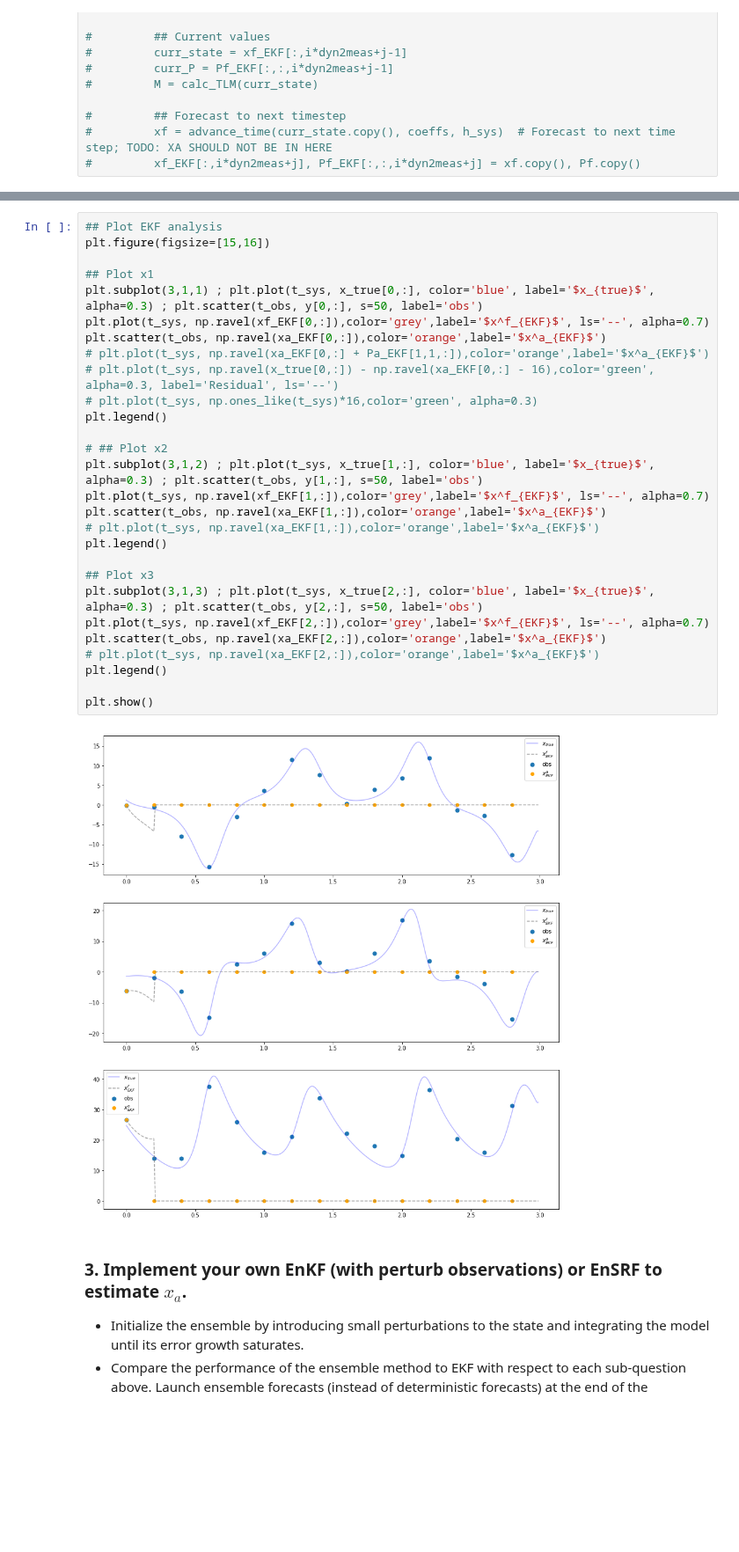
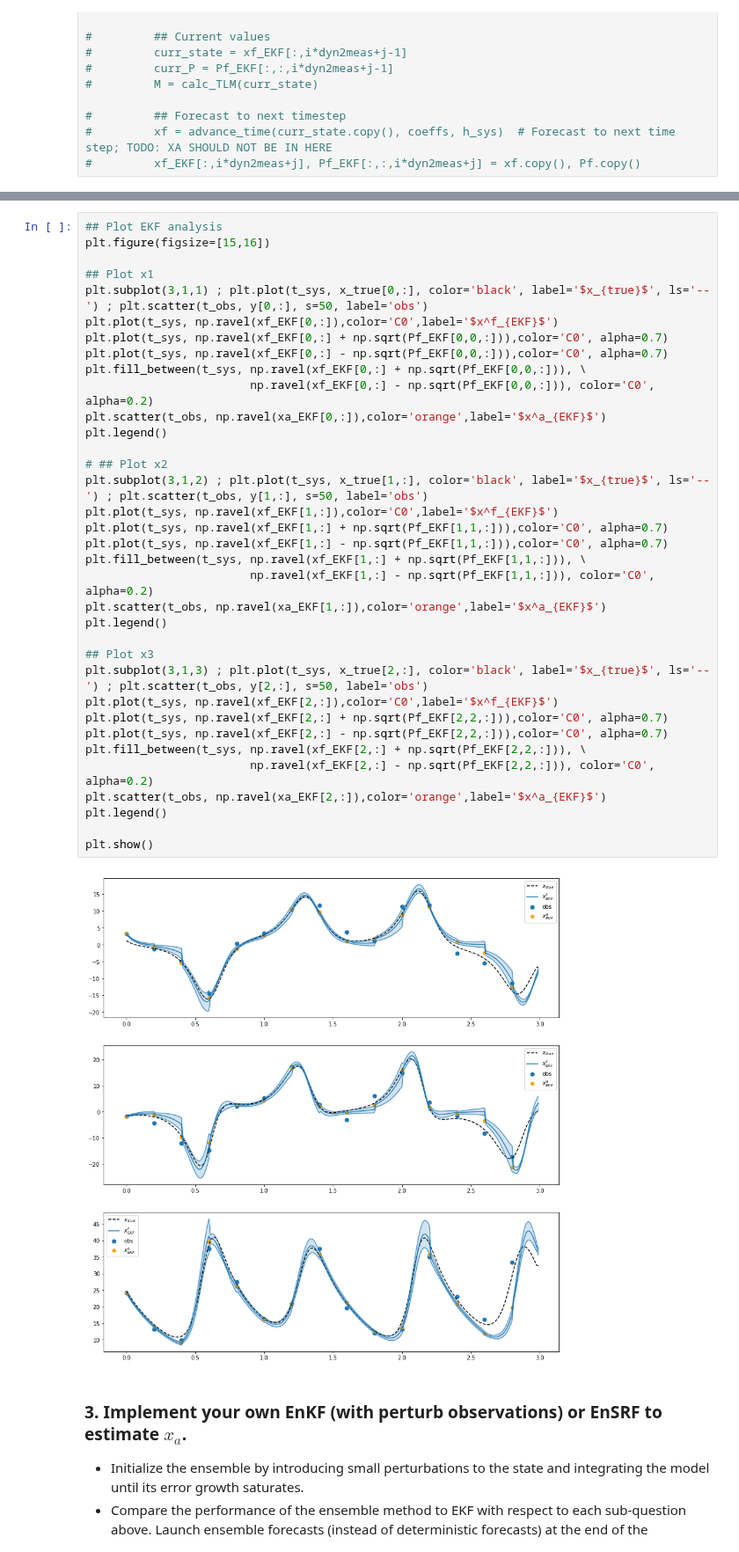
Before and after one commit to Markleonard1019/ASEN, a Jupyter notebook: midterm_Q2_alex.ipynb, the cells around one changed output, grey strips where cells are left out. Shown at 88% size. Cells and saved outputs as stored; diff of their text form; blank space fills up the shorter version.

```diff
--- a/midterm_Q2_alex.ipynb
+++ b/midterm_Q2_alex.ipynb
@@ -346,33 +391,40 @@ for j in range(1,dyn2meas+1):
 # %%
 ## Plot EKF analysis
 plt.figure(figsize=[15,16])
 
 ## Plot x1
-plt.subplot(3,1,1) ; plt.plot(t_sys, x_true[0,:], color='blue', label='$x_{true}$', alpha=0.3) ; plt.scatter(t_obs, y[0,:], s=50, label='obs')
-plt.plot(t_sys, np.ravel(xf_EKF[0,:]),color='grey',label='$x^f_{EKF}$', ls='--', alpha=0.7)
+plt.subplot(3,1,1) ; plt.plot(t_sys, x_true[0,:], color='black', label='$x_{true}$', ls='--') ; plt.scatter(t_obs, y[0,:], s=50, label='obs')
+plt.plot(t_sys, np.ravel(xf_EKF[0,:]),color='C0',label='$x^f_{EKF}$')
+plt.plot(t_sys, np.ravel(xf_EKF[0,:] + np.sqrt(Pf_EKF[0,0,:])),color='C0', alpha=0.7)
+plt.plot(t_sys, np.ravel(xf_EKF[0,:] - np.sqrt(Pf_EKF[0,0,:])),color='C0', alpha=0.7)
+plt.fill_between(t_sys, np.ravel(xf_EKF[0,:] + np.sqrt(Pf_EKF[0,0,:])), \
+                        np.ravel(xf_EKF[0,:] - np.sqrt(Pf_EKF[0,0,:])), color='C0', alpha=0.2)
 plt.scatter(t_obs, np.ravel(xa_EKF[0,:]),color='orange',label='$x^a_{EKF}$')
-# plt.plot(t_sys, np.ravel(xa_EKF[0,:] + Pa_EKF[1,1,:]),color='orange',label='$x^a_{EKF}$')
-# plt.plot(t_sys, np.ravel(x_true[0,:]) - np.ravel(xa_EKF[0,:] - 16),color='green', alpha=0.3, label='Residual', ls='--')
-# plt.plot(t_sys, np.ones_like(t_sys)*16,color='green', alpha=0.3)
 plt.legend()
 
 # ## Plot x2
-plt.subplot(3,1,2) ; plt.plot(t_sys, x_true[1,:], color='blue', label='$x_{true}$', alpha=0.3) ; plt.scatter(t_obs, y[1,:], s=50, label='obs')
-plt.plot(t_sys, np.ravel(xf_EKF[1,:]),color='grey',label='$x^f_{EKF}$', ls='--', alpha=0.7)
+plt.subplot(3,1,2) ; plt.plot(t_sys, x_true[1,:], color='black', label='$x_{true}$', ls='--') ; plt.scatter(t_obs, y[1,:], s=50, label='obs')
+plt.plot(t_sys, np.ravel(xf_EKF[1,:]),color='C0',label='$x^f_{EKF}$')
+plt.plot(t_sys, np.ravel(xf_EKF[1,:] + np.sqrt(Pf_EKF[1,1,:])),color='C0', alpha=0.7)
+plt.plot(t_sys, np.ravel(xf_EKF[1,:] - np.sqrt(Pf_EKF[1,1,:])),color='C0', alpha=0.7)
+plt.fill_between(t_sys, np.ravel(xf_EKF[1,:] + np.sqrt(Pf_EKF[1,1,:])), \
+                        np.ravel(xf_EKF[1,:] - np.sqrt(Pf_EKF[1,1,:])), color='C0', alpha=0.2)
 plt.scatter(t_obs, np.ravel(xa_EKF[1,:]),color='orange',label='$x^a_{EKF}$')
-# plt.plot(t_sys, np.ravel(xa_EKF[1,:]),color='orange',label='$x^a_{EKF}$')
 plt.legend()
 
 ## Plot x3
-plt.subplot(3,1,3) ; plt.plot(t_sys, x_true[2,:], color='blue', label='$x_{true}$', alpha=0.3) ; plt.scatter(t_obs, y[2,:], s=50, label='obs')
-plt.plot(t_sys, np.ravel(xf_EKF[2,:]),color='grey',label='$x^f_{EKF}$', ls='--', alpha=0.7)
+plt.subplot(3,1,3) ; plt.plot(t_sys, x_true[2,:], color='black', label='$x_{true}$', ls='--') ; plt.scatter(t_obs, y[2,:], s=50, label='obs')
+plt.plot(t_sys, np.ravel(xf_EKF[2,:]),color='C0',label='$x^f_{EKF}$')
+plt.plot(t_sys, np.ravel(xf_EKF[2,:] + np.sqrt(Pf_EKF[2,2,:])),color='C0', alpha=0.7)
+plt.plot(t_sys, np.ravel(xf_EKF[2,:] - np.sqrt(Pf_EKF[2,2,:])),color='C0', alpha=0.7)
+plt.fill_between(t_sys, np.ravel(xf_EKF[2,:] + np.sqrt(Pf_EKF[2,2,:])), \
+                        np.ravel(xf_EKF[2,:] - np.sqrt(Pf_EKF[2,2,:])), color='C0', alpha=0.2)
 plt.scatter(t_obs, np.ravel(xa_EKF[2,:]),color='orange',label='$x^a_{EKF}$')
-# plt.plot(t_sys, np.ravel(xa_EKF[2,:]),color='orange',label='$x^a_{EKF}$')
 plt.legend()
 
 plt.show()
 # %% [output]
-[figure, old version]
+[figure, new version]
 # %% [markdown]
 ### 3. Implement your own EnKF (with perturb observations) or EnSRF to estimate $x_a$.
  - Initialize the ensemble by introducing small perturbations to the state and integrating the model until its error growth saturates.
```
Also changed, not shown: parts of 4 cells of this notebook.
